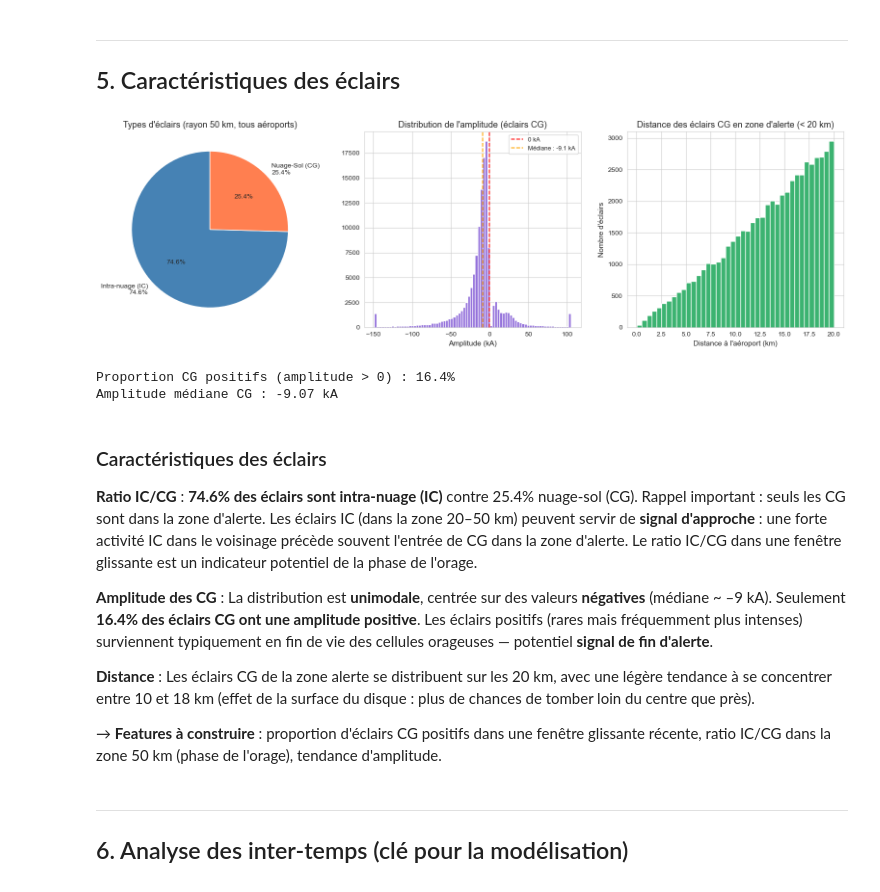
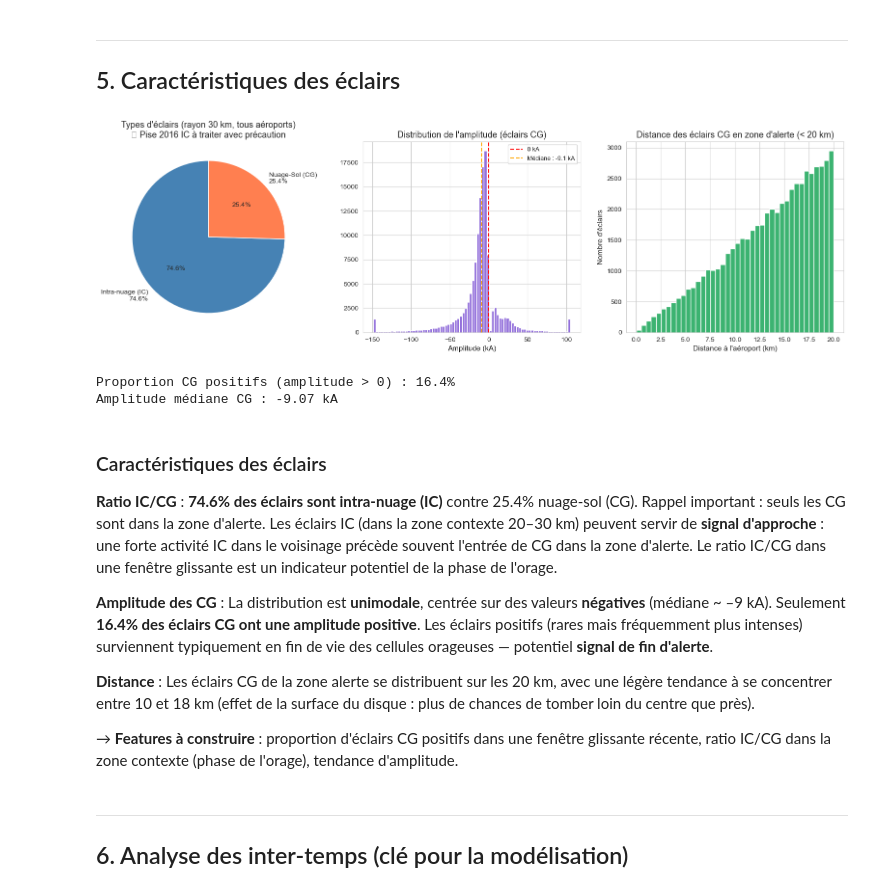
Before and after one commit to Desk1002/MeteoRage2026team_The_ROCs, a Jupyter notebook: analyse.ipynb, the cells around one changed output. Drawn from its saved outputs; the diff is of its cells as text; code cells hidden in the pictures.

```diff
--- a/analyse.ipynb
+++ b/analyse.ipynb
@@ -28,7 +30,7 @@ Librairies chargées ✓
 ---
 ## 1. Chargement et aperçu général
 # %%
-df = pd.read_csv('segment_alerts_all_airports_train.csv', parse_dates=['date'])
+df = pd.read_csv('data_train_databattle2026//segment_alerts_all_airports_train.csv', parse_dates=['date'])
 
 # Normalisation du timezone (UTC)
 df['date'] = pd.to_datetime(df['date'], utc=True)
@@ -346,52 +460,52 @@ Les résultats sont révélateurs de la nature réelle des données :
 # %%
 fig, axes = plt.subplots(1, 3, figsize=(16, 5))
 
-# Proportion IC/CG sur l'ensemble du dataset (50 km)
+# Proportion IC/CG sur l'ensemble du dataset (30 km)
 icloud_counts = df['icloud'].value_counts()
 axes[0].pie([icloud_counts[True], icloud_counts[False]],
             labels=['Intra-nuage (IC)\n74.6%', 'Nuage-Sol (CG)\n25.4%'],
             colors=['steelblue', 'coral'], autopct='%1.1f%%', startangle=90)
-axes[0].set_title('Types d\'éclairs (rayon 50 km, tous aéroports)')
+axes[0].set_title('Types d\'éclairs (rayon 30 km, tous aéroports)\n⚠ Pise 2016 IC à traiter avec précaution')
 
 # Distribution de l'amplitude des éclairs CG (toutes zones)
 df_cg = df[df['icloud'] == False]
 amp_clip = df_cg['amplitude'].clip(
     lower=df_cg['amplitude'].quantile(0.01),
     upper=df_cg['amplitude'].quantile(0.99)
 )
 axes[1].hist(amp_clip, bins=80, color='mediumpurple', edgecolor='white')
 axes[1].axvline(0, color='red', linestyle='--', linewidth=1.5, label='0 kA')
 axes[1].axvline(df_cg['amplitude'].median(), color='orange', linestyle='--',
                 label=f'Médiane : {df_cg["amplitude"].median():.1f} kA')
 axes[1].set_title('Distribution de l\'amplitude (éclairs CG)')
 axes[1].set_xlabel('Amplitude (kA)')
 axes[1].legend(fontsize=9)
 
 # Distance des éclairs CG dans la zone alerte
 axes[2].hist(df_alert['dist'], bins=40, color='mediumseagreen', edgecolor='white')
 axes[2].set_title('Distance des éclairs CG en zone d\'alerte (< 20 km)')
 axes[2].set_xlabel('Distance à l\'aéroport (km)')
 axes[2].set_ylabel('Nombre d\'éclairs')
 
 plt.tight_layout()
 plt.show()
 
 print(f'Proportion CG positifs (amplitude > 0) : {(df_cg["amplitude"] > 0).mean()*100:.1f}%')
 print(f'Amplitude médiane CG : {df_cg["amplitude"].median():.2f} kA')
 # %% [output]
-[figure, old version]
+[figure, new version]
 Proportion CG positifs (amplitude > 0) : 16.4%
 Amplitude médiane CG : -9.07 kA
 # %% [markdown]
 ### Caractéristiques des éclairs
 
-**Ratio IC/CG** : **74.6% des éclairs sont intra-nuage (IC)** contre 25.4% nuage-sol (CG). Rappel important : seuls les CG sont dans la zone d'alerte. Les éclairs IC (dans la zone 20–50 km) peuvent servir de **signal d'approche** : une forte activité IC dans le voisinage précède souvent l'entrée de CG dans la zone d'alerte. Le ratio IC/CG dans une fenêtre glissante est un indicateur potentiel de la phase de l'orage.
+**Ratio IC/CG** : **74.6% des éclairs sont intra-nuage (IC)** contre 25.4% nuage-sol (CG). Rappel important : seuls les CG sont dans la zone d'alerte. Les éclairs IC (dans la zone contexte 20–30 km) peuvent servir de **signal d'approche** : une forte activité IC dans le voisinage précède souvent l'entrée de CG dans la zone d'alerte. Le ratio IC/CG dans une fenêtre glissante est un indicateur potentiel de la phase de l'orage.
 
 **Amplitude des CG** : La distribution est **unimodale**, centrée sur des valeurs **négatives** (médiane ~ –9 kA). Seulement **16.4% des éclairs CG ont une amplitude positive**. Les éclairs positifs (rares mais fréquemment plus intenses) surviennent typiquement en fin de vie des cellules orageuses — potentiel **signal de fin d'alerte**.
 
 **Distance** : Les éclairs CG de la zone alerte se distribuent sur les 20 km, avec une légère tendance à se concentrer entre 10 et 18 km (effet de la surface du disque : plus de chances de tomber loin du centre que près).
 
-→ **Features à construire** : proportion d'éclairs CG positifs dans une fenêtre glissante récente, ratio IC/CG dans la zone 50 km (phase de l'orage), tendance d'amplitude.
+→ **Features à construire** : proportion d'éclairs CG positifs dans une fenêtre glissante récente, ratio IC/CG dans la zone contexte (phase de l'orage), tendance d'amplitude.
 # %% [markdown]
 ---
 ## 6. Analyse des inter-temps (clé pour la modélisation)
```
Also changed, not shown: parts of 11 cells of this notebook, 6 other files.
